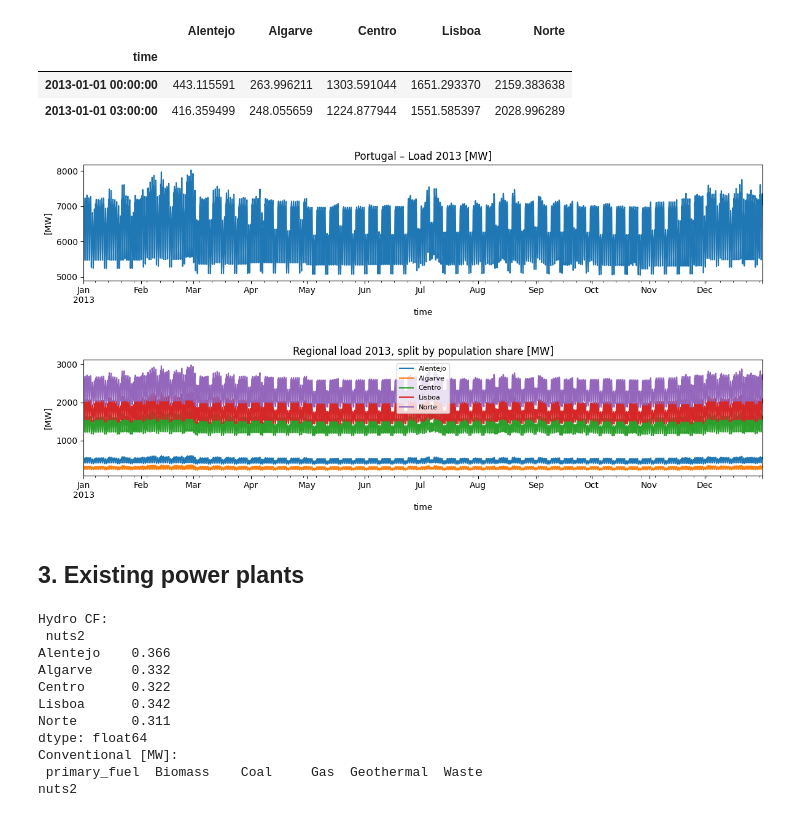
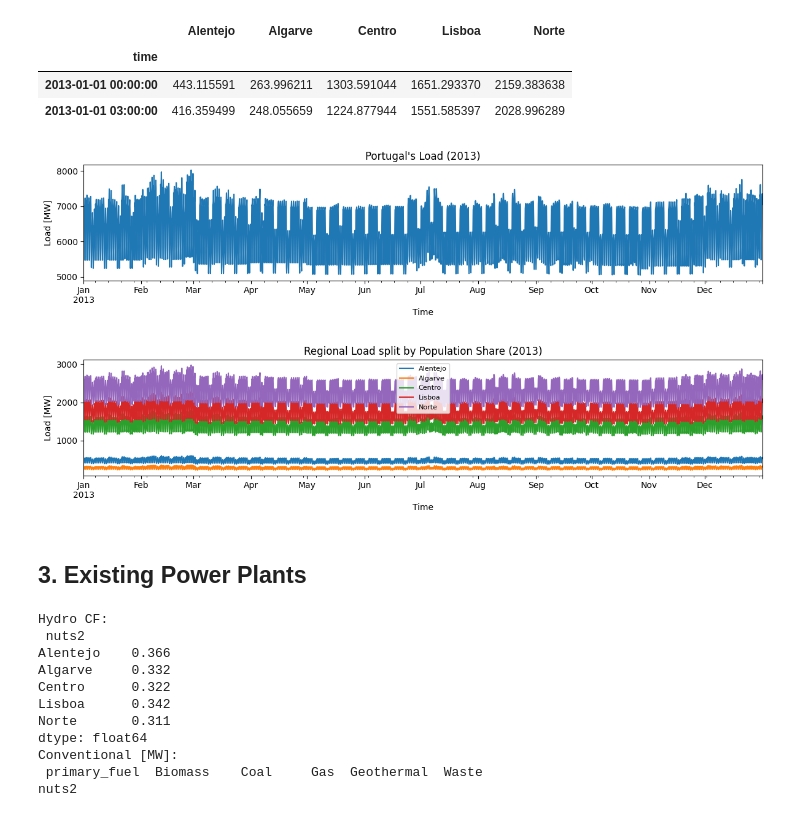
Before and after one commit to luigi2901/DataScienceEnergySystems, a Jupyter notebook: Valen/PyPSA.ipynb, the cells around one changed output. Saved outputs shown, nothing was run; the diff lists cells and outputs as text; code cells hidden in the pictures.

```diff
--- a/Valen/PyPSA.ipynb
+++ b/Valen/PyPSA.ipynb
@@ -118,19 +110,24 @@ Load shape: (2920, 5)
 | 2013-01-01 00:00:00 | 443.115591 | 263.996211 | 1303.591044 | 1651.293370 | 2159.383638 |
 | 2013-01-01 03:00:00 | 416.359499 | 248.055659 | 1224.877944 | 1551.585397 | 2028.996289 |
 # %%
-# --- Plot: national + regional load time series (like Luis) ---
-import matplotlib.pyplot as plt
+# --- national + regional load time series ---
+load_pt.plot(figsize=(12, 3), title='Portugal\'s Load (2013)')
+plt.ylabel('Load [MW]')
+plt.xlabel('Time')
+plt.tight_layout()
+plt.show()
 
-load_pt.plot(figsize=(12, 3), title='Portugal – Load 2013 [MW]')     # [MW]
-plt.ylabel('[MW]'); plt.tight_layout(); plt.show()
-
-load_region.plot(figsize=(12, 3), title='Regional load 2013, split by population share [MW]')  # [MW]
-plt.ylabel('[MW]'); plt.legend(fontsize=8); plt.tight_layout(); plt.show()
+load_region.plot(figsize=(12, 3), title='Regional Load split by Population Share (2013)')
+plt.ylabel('Load [MW]')
+plt.xlabel('Time')
+plt.legend(fontsize=8)
+plt.tight_layout()
+plt.show()
 # %% [output]
-[figure, old version]
+[figure, new version]
-[figure, old version]
+[figure, new version]
 # %% [markdown]
-## 3. Existing power plants
+## 3. Existing Power Plants
 # %%
 pp_raw  = pd.read_csv(url_pp, low_memory=False)
 pp_pt   = pp_raw[(pp_raw['country'] == 'PRT') &
```
Also changed, not shown: parts of 16 cells of this notebook, 1 other file.
